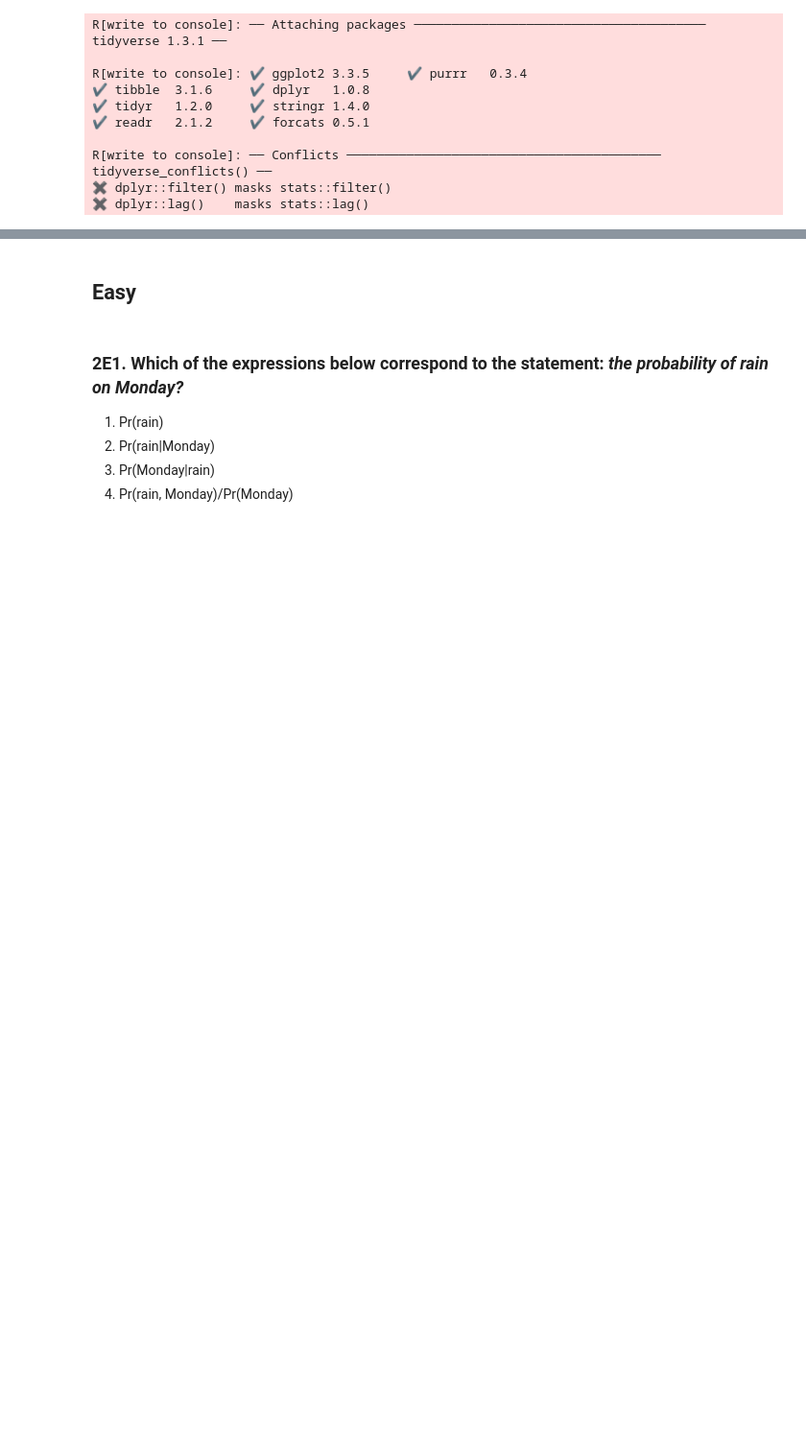
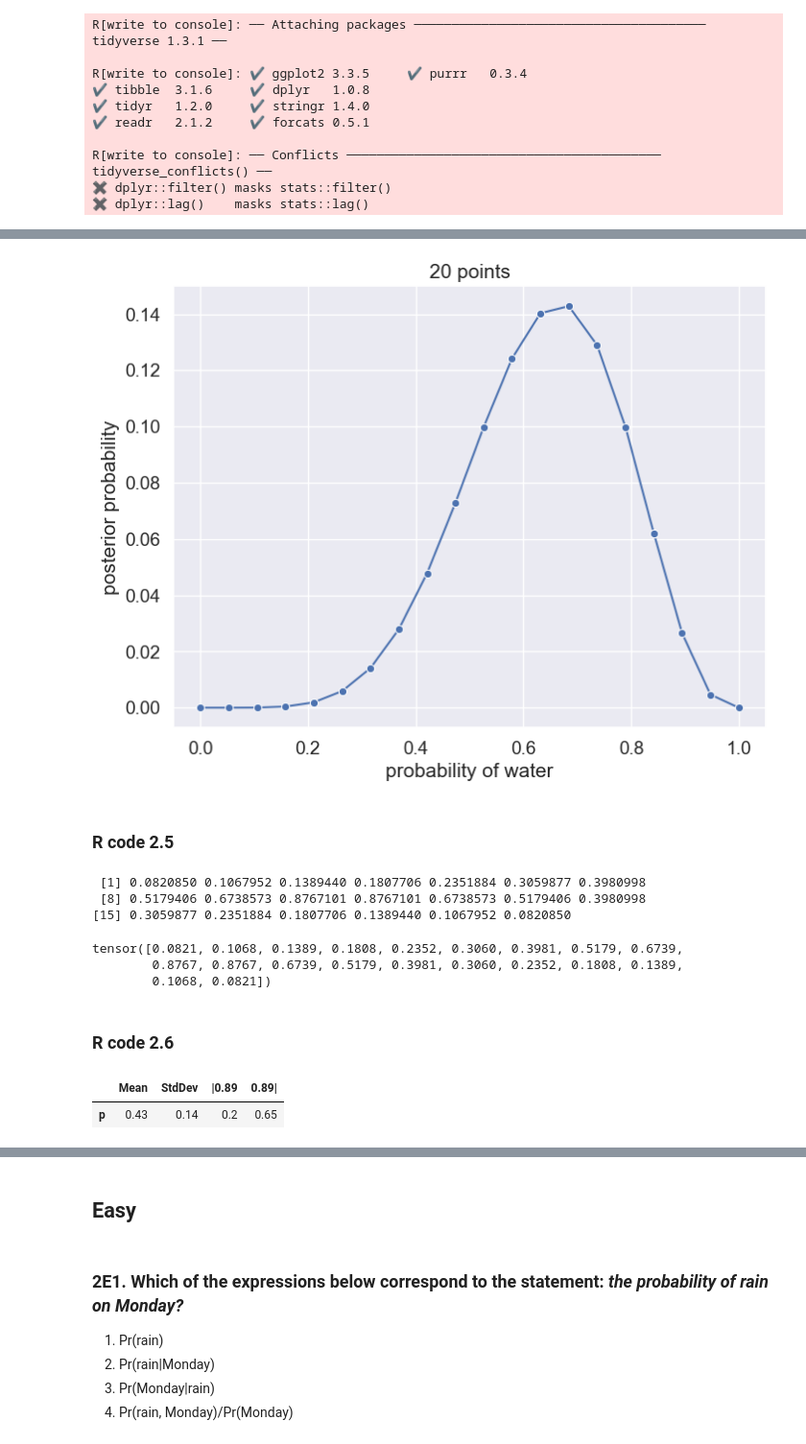
Before and after one commit to kvg/StatisticalRethinking, a Jupyter notebook: chr2.ipynb, the cells around one changed output, grey strips where cells are left out. Shown: that part at 96% size. Drawn from its saved outputs; the diff is of its cells as text; code cells hidden in the pictures; blank space fills up the shorter version.

Commit message:
Added R and Pyro version of ch2 in-chapter code snippets

```diff
--- a/chr2.ipynb
+++ b/chr2.ipynb
@@ -45,0 +198,29 @@ R[write to console]: ── Conflicts ──────────────
+# %%
+ax = sns.lineplot(x=p_grid, y=posterior, marker="o")
+ax.set(xlabel="probability of water",
+       ylabel="posterior probability",
+       title="20 points");
+# %% [output]
+[figure, added]
+# %% [markdown]
+### R code 2.5
+# %%
+%%R
+
+prior <- ifelse( p_grid < 0.5 , 0 , 1 )
+prior <- exp( -5*abs( p_grid - 0.5 ) )
+prior
+# %% [output]
+ [1] 0.0820850 0.1067952 0.1389440 0.1807706 0.2351884 0.3059877 0.3980998
+ [8] 0.5179406 0.6738573 0.8767101 0.8767101 0.6738573 0.5179406 0.3980998
+[15] 0.3059877 0.2351884 0.1807706 0.1389440 0.1067952 0.0820850
+# %%
+prior = torch.where(p_grid < 0.5, torch.tensor(0.), torch.tensor(1.))
+prior = (-5 * (p_grid - 0.5).abs()).exp()
+prior
+# %% [output]
+tensor([0.0821, 0.1068, 0.1389, 0.1808, 0.2352, 0.3060, 0.3981, 0.5179, 0.6739,
+        0.8767, 0.8767, 0.6739, 0.5179, 0.3981, 0.3060, 0.2352, 0.1808, 0.1389,
+        0.1068, 0.0821])
+# %% [markdown]
+### R code 2.6
@@ -45,0 +239,12 @@ R[write to console]: ── Conflicts ──────────────
+# %%
+def model(w):
+    p = pyro.sample("p", dist.Uniform(0, 1))  # uniform prior
+    pyro.sample("w", dist.Binomial(9, p), obs=w)  # binomial likelihood
+
+globe_qa = MAP(model).run(torch.tensor(6.))
+
+# display summary of quadratic approximation
+precis(globe_qa)
+# %% [output]
+|  | Mean | StdDev | |0.89 | 0.89| |
+| p | 0.43 | 0.14 | 0.2 | 0.65 |
```
Also changed, not shown: parts of 24 cells of this notebook.
